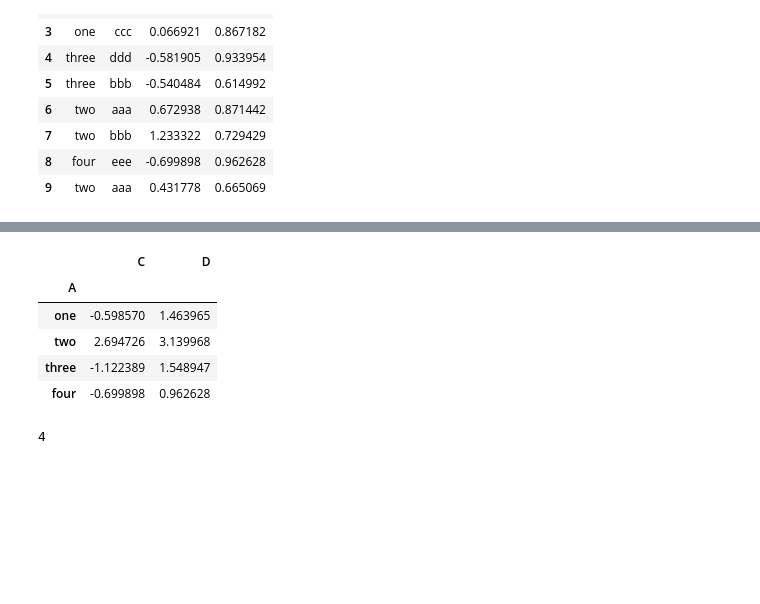
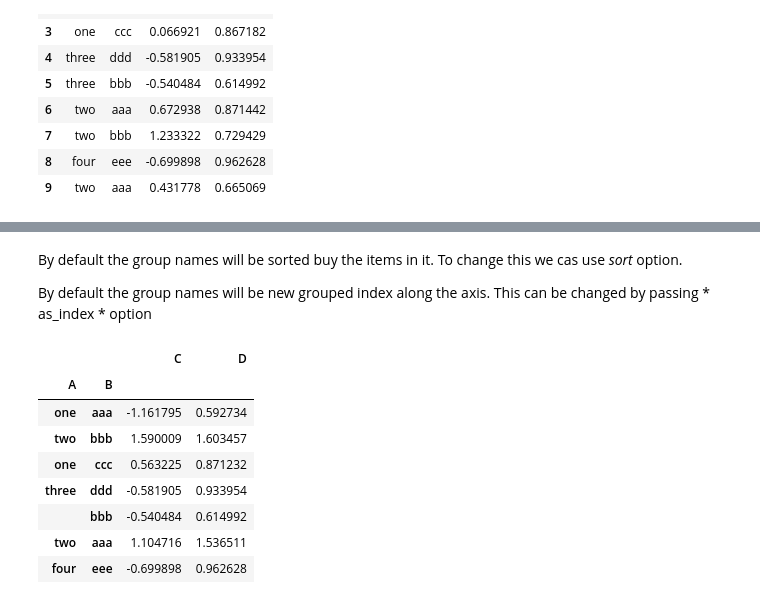
Before and after one commit to yash64/Python_Run-through, a Jupyter notebook: Python_Data+Analysis.ipynb, the cells around one changed output, grey strips where cells are left out. Cells and saved outputs as stored; diff of their text form; code cells hidden in the pictures; blank space fills up the shorter version.

```diff
--- a/Python_Data+Analysis.ipynb
+++ b/Python_Data+Analysis.ipynb
@@ -546,13 +558,17 @@ df3
+# %% [markdown]
+
+By default the group names will be sorted buy the items in it. To change this we cas use *sort* option.
+
+By default the group names will be new grouped index along the axis. This can be changed by passing * as_index * option
 # %%
-df3.groupby(['A'], sort=False).sum()
+df3.groupby(['A','B'], sort=False).sum()
 # %% [output]
-|  | C | D |
-| A |  |  |
-| one | -0.598570 | 1.463965 |
-| two | 2.694726 | 3.139968 |
-| three | -1.122389 | 1.548947 |
-| four | -0.699898 | 0.962628 |
+|  |  | C | D |
+| A | B |  |  |
+| one | aaa | -1.161795 | 0.592734 |
+| two | bbb | 1.590009 | 1.603457 |
+| one | ccc | 0.563225 | 0.871232 |
+| three | ddd | -0.581905 | 0.933954 |
+|  | bbb | -0.540484 | 0.614992 |
+| two | aaa | 1.104716 | 1.536511 |
+| four | eee | -0.699898 | 0.962628 |
-# %%
-g1.
-# %% [output]
-4
```
Also changed, not shown: parts of 29 cells of this notebook.
